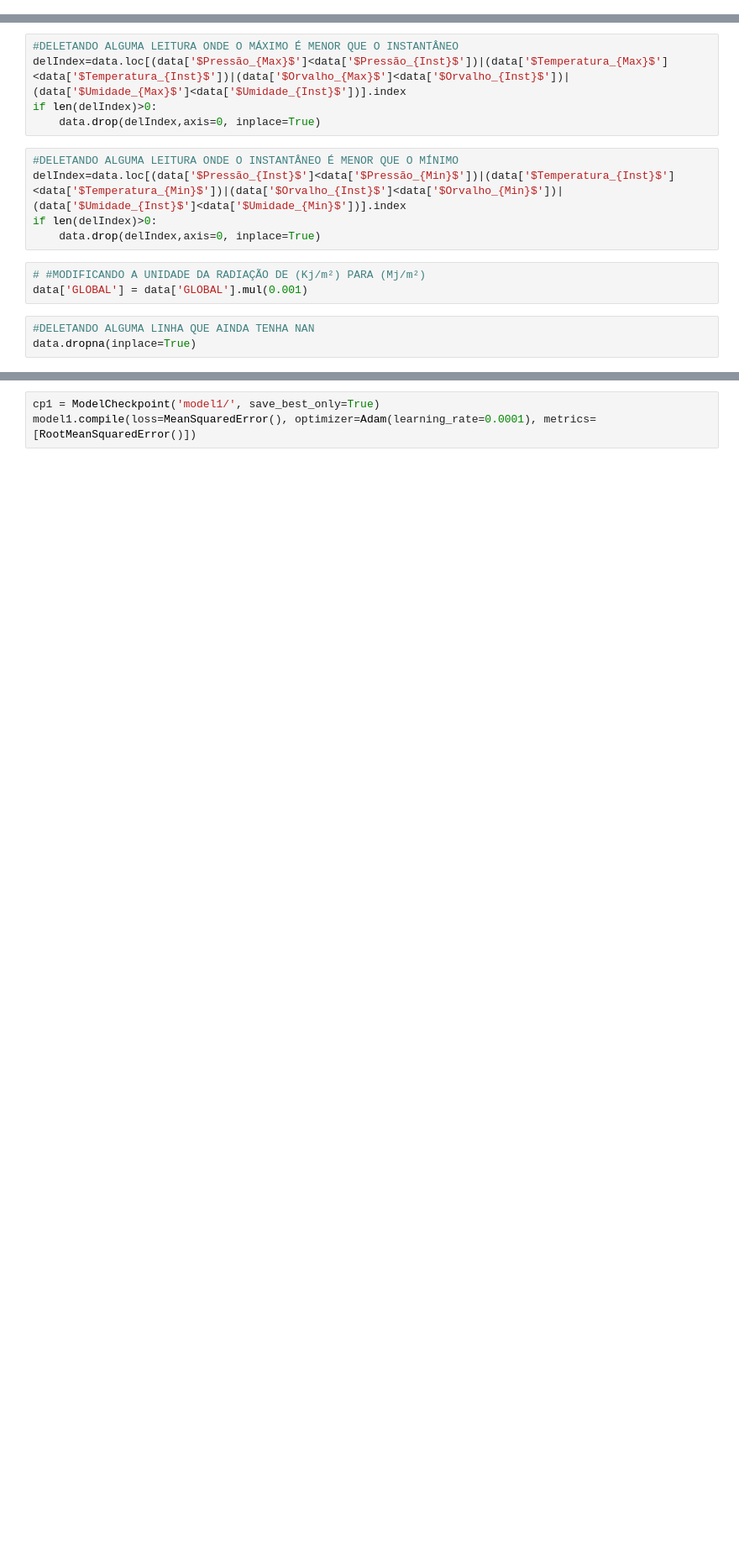
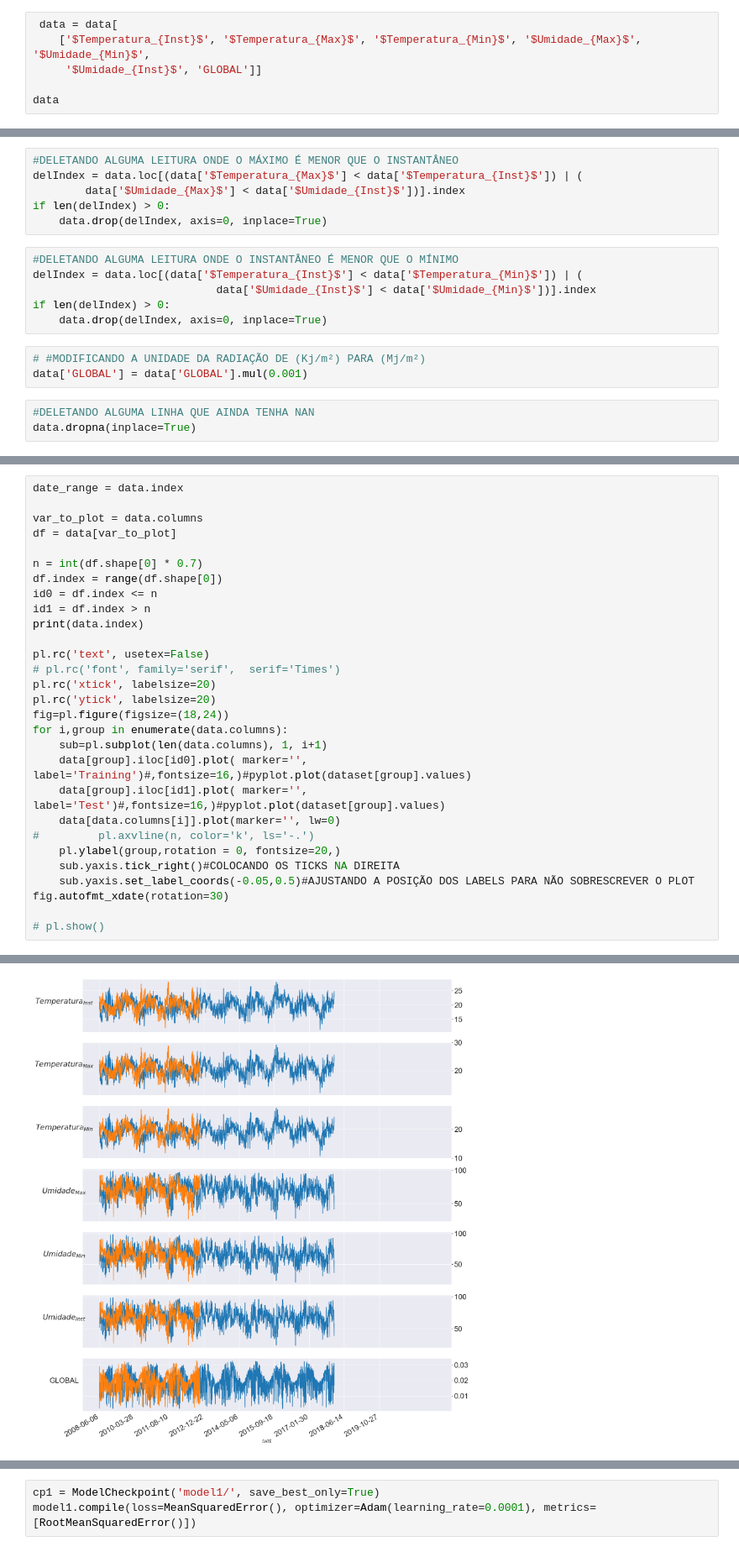
Before and after one commit to DanielPortes/CE4, a Jupyter notebook: mm.py.ipynb, the cells around one changed output, grey strips where cells are left out. Shown at 84% size. Drawn from its saved outputs; the diff is of its cells as text; blank space fills up the shorter version.

```diff
--- a/mm.py.ipynb
+++ b/mm.py.ipynb
@@ -78,3 +78,9 @@ if 'GLOBAL' not in data.columns:
 if 'H' in data.columns:
     data['GLOBAL'].fillna(data['H'], inplace=True)
     data.drop(['H'], axis=1, inplace=True)
+# %%
+ data = data[
+    ['$Temperatura_{Inst}$', '$Temperatura_{Max}$', '$Temperatura_{Min}$', '$Umidade_{Max}$', '$Umidade_{Min}$',
+     '$Umidade_{Inst}$', 'GLOBAL']]
+
+data
@@ -104,13 +115,15 @@ if len(delIndex)>0:
 # %%
 #DELETANDO ALGUMA LEITURA ONDE O MÁXIMO É MENOR QUE O INSTANTÂNEO
-delIndex=data.loc[(data['$Pressão_{Max}$']<data['$Pressão_{Inst}$'])|(data['$Temperatura_{Max}$']<data['$Temperatura_{Inst}$'])|(data['$Orvalho_{Max}$']<data['$Orvalho_{Inst}$'])|(data['$Umidade_{Max}$']<data['$Umidade_{Inst}$'])].index
-if len(delIndex)>0:
-    data.drop(delIndex,axis=0, inplace=True)
+delIndex = data.loc[(data['$Temperatura_{Max}$'] < data['$Temperatura_{Inst}$']) | (
+        data['$Umidade_{Max}$'] < data['$Umidade_{Inst}$'])].index
+if len(delIndex) > 0:
+    data.drop(delIndex, axis=0, inplace=True)
 # %%
 #DELETANDO ALGUMA LEITURA ONDE O INSTANTÂNEO É MENOR QUE O MÍNIMO
-delIndex=data.loc[(data['$Pressão_{Inst}$']<data['$Pressão_{Min}$'])|(data['$Temperatura_{Inst}$']<data['$Temperatura_{Min}$'])|(data['$Orvalho_{Inst}$']<data['$Orvalho_{Min}$'])|(data['$Umidade_{Inst}$']<data['$Umidade_{Min}$'])].index
-if len(delIndex)>0:
-    data.drop(delIndex,axis=0, inplace=True)
+delIndex = data.loc[(data['$Temperatura_{Inst}$'] < data['$Temperatura_{Min}$']) | (
+                            data['$Umidade_{Inst}$'] < data['$Umidade_{Min}$'])].index
+if len(delIndex) > 0:
+    data.drop(delIndex, axis=0, inplace=True)
 # %%
 # #MODIFICANDO A UNIDADE DA RADIAÇÃO DE (Kj/m²) PARA (Mj/m²)
 data['GLOBAL'] = data['GLOBAL'].mul(0.001)
@@ -142,0 +140,30 @@ Index(['2008-06-06', '2008-06-07', '2008-06-08', '2008-06-09', '2008-06-10',
+# %%
+date_range = data.index
+
+var_to_plot = data.columns
+df = data[var_to_plot]
+
+n = int(df.shape[0] * 0.7)
+df.index = range(df.shape[0])
+id0 = df.index <= n
+id1 = df.index > n
+print(data.index)
+
+pl.rc('text', usetex=False)
+# pl.rc('font', family='serif',  serif='Times')
+pl.rc('xtick', labelsize=20)
+pl.rc('ytick', labelsize=20)
+fig=pl.figure(figsize=(18,24))
+for i,group in enumerate(data.columns):
+    sub=pl.subplot(len(data.columns), 1, i+1)
+    data[group].iloc[id0].plot( marker='', label='Training')#,fontsize=16,)#pyplot.plot(dataset[group].values)
+    data[group].iloc[id1].plot( marker='', label='Test')#,fontsize=16,)#pyplot.plot(dataset[group].values)
+    data[data.columns[i]].plot(marker='', lw=0)
+#         pl.axvline(n, color='k', ls='-.')
+    pl.ylabel(group,rotation = 0, fontsize=20,)
+    sub.yaxis.tick_right()#COLOCANDO OS TICKS NA DIREITA
+    sub.yaxis.set_label_coords(-0.05,0.5)#AJUSTANDO A POSIÇÃO DOS LABELS PARA NÃO SOBRESCREVER O PLOT
+fig.autofmt_xdate(rotation=30)
+
+# pl.show()
+# %% [output]
@@ -143 +176,2 @@ Index(['2008-06-06', '2008-06-07', '2008-06-08', '2008-06-09', '2008-06-10',
+[figure, added]
 # %%
```
Also changed, not shown: parts of 23 cells of this notebook.
